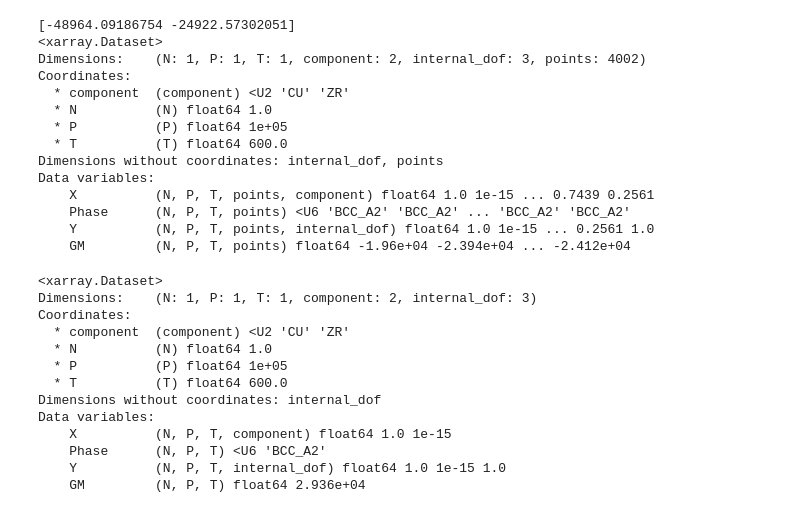
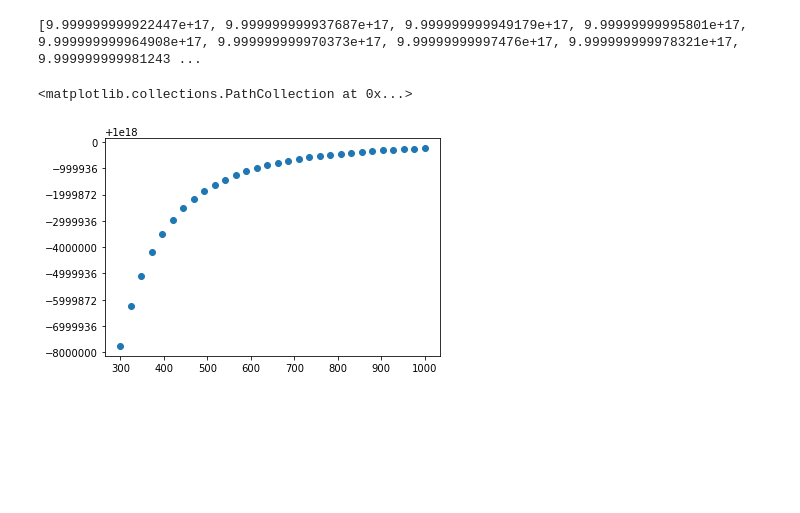
Before and after one commit to richardotis/pycalphad-sandbox, a Jupyter notebook: NucleationBarrier.ipynb, the cells around one changed output. Saved outputs shown, nothing was run; the diff lists cells and outputs as text; code cells hidden in the pictures; blank space fills up the shorter version.

Commit message:
NucleationBarrier: bump for work in progress on nucleation rate

```diff
--- a/NucleationBarrier.ipynb
+++ b/NucleationBarrier.ipynb
@@ -12,55 +12,62 @@ class PrecipitateModel(Model):
     def GM(self):
         return self.ast - self.matrix_hyperplane
 # %%
-def parallel_tangent(dbf, comps, matrix_phase, matrix_comp, precipitate_phase):
-    temp = 600 # K
+import numpy as np
+
+def parallel_tangent(dbf, comps, matrix_phase, matrix_comp, precipitate_phase, temp):
     conds = {v.N: 1, v.P: 1e5, v.T: temp}
     conds.update(matrix_comp)
     matrix_eq = equilibrium(dbf, comps, matrix_phase, conds)
     matrix_chempots = matrix_eq.MU.values.flatten()
-    print(matrix_chempots)
-    # Will not work until mass balance constraint can be relaxed
+    # This part will not work until mass balance constraint can be relaxed
     #precip = PrecipitateModel(dbf, comps, precipitate_phase)
     #precip.matrix_chempots = matrix_chempots
     #conds = {v.N: 1, v.P: 1e5, v.T: temp}
     #df_eq = equilibrium(dbf, comps, precipitate_phase, conds, model=precip)
     df_eq = calculate(dbf, comps, precipitate_phase, T=temp, N=1, P=1e5)
-    print(df_eq)
     df_eq['GM'] = df_eq.GM - df_eq.X.values[0,0,0].dot(matrix_chempots)
     selected_idx = df_eq.GM.argmax()
     return df_eq.isel(points=selected_idx)
 
+def nucleation_barrier(dbf, comps, matrix_phase, matrix_comp, precipitate_phase, temp):
+    "Spherical precipitate."
+    # Numbers here are made up for demonstration purposes
+    interfacial_energy = 250e-3 # J/m^2
+    precipitate_volume = 7.3e-6 # m^3/mol
+
+    precip_driving_force = parallel_tangent(dbf, comps, matrix_phase, matrix_comp, precipitate_phase, temp)
+    precip_driving_force = float(precip_driving_force.GM.values) # J/mol
+    elastic_misfit_energy = 0 # J/mol
+    barrier = 16./3 * interfacial_energy **3 / (precip_driving_force + elastic_misfit_energy) ** 2 # J/mol
+    critical_radius = 2 * interfacial_energy / (precip_driving_force + elastic_misfit_energy) # m
+    if critical_radius < 0:
+        barrier = np.inf
+    return barrier
+
+def nucleation_rate(dbf, comps, matrix_phase, matrix_comp, precipitate_phase, temp):
+    g_star = nucleation_barrier(dbf, comps, matrix_phase, matrix_comp, precipitate_phase, temp)
+    n_prefactor = 1e21
+    zeldovich = 1e-3
+    beta_attachment_rate = 1.0
+    nucl_rate = n_prefactor * zeldovich * beta_attachment_rate * np.exp(-g_star/(8.3145*temp))
+    return nucl_rate
+
 dbf = Database('Al-Cu-Zr_Zhou.tdb')
-comps = ['CU', 'ZR', 'VA']
-parallel_tangent(dbf, comps, 'LIQUID', {v.X('CU'): 0.4}, 'BCC_A2')
+comps = ['AL', 'CU', 'VA']
+
+temps = np.linspace(300, 1000, 30)
+results = []
+for temp in temps:
+    result = nucleation_rate(dbf, comps, 'BCC_A2', {v.X('CU'): 0.4}, 'AL2CU', temp)
+    results.append(result)
-# %% [output]
-[-48964.09186754 -24922.57302051]
-<xarray.Dataset>
-Dimensions:    (N: 1, P: 1, T: 1, component: 2, internal_dof: 3, points: 4002)
-Coordinates:
-  * component  (component) <U2 'CU' 'ZR'
-  * N          (N) float64 1.0
-  * P          (P) float64 1e+05
-  * T          (T) float64 600.0
-Dimensions without coordinates: internal_dof, points
-Data variables:
-    X          (N, P, T, points, component) float64 1.0 1e-15 ... 0.7439 0.2561
-    Phase      (N, P, T, points) <U6 'BCC_A2' 'BCC_A2' ... 'BCC_A2' 'BCC_A2'
-    Y          (N, P, T, points, internal_dof) float64 1.0 1e-15 ... 0.2561 1.0
-    GM         (N, P, T, points) float64 -1.96e+04 -2.394e+04 ... -2.412e+04
-<xarray.Dataset>
-Dimensions:    (N: 1, P: 1, T: 1, component: 2, internal_dof: 3)
-Coordinates:
-  * component  (component) <U2 'CU' 'ZR'
-  * N          (N) float64 1.0
-  * P          (P) float64 1e+05
-  * T          (T) float64 600.0
-Dimensions without coordinates: internal_dof
-Data variables:
-    X          (N, P, T, component) float64 1.0 1e-15
-    Phase      (N, P, T) <U6 'BCC_A2'
-    Y          (N, P, T, internal_dof) float64 1.0 1e-15 1.0
-    GM         (N, P, T) float64 2.936e+04
+# %%
+import matplotlib.pyplot as plt
+print(results)
+plt.scatter(temps, results)
+# %% [output]
+[9.999999999922447e+17, 9.999999999937687e+17, 9.999999999949179e+17, 9.99999999995801e+17, 9.999999999964908e+17, 9.999999999970373e+17, 9.99999999997476e+17, 9.999999999978321e+17, 9.999999999981243 ...
+<matplotlib.collections.PathCollection at 0x...>
+[figure, added]
 # %%
 from pycalphad import calculate
 import matplotlib.pyplot as plt
```
Also changed, not shown: parts of 2 cells of this notebook.
